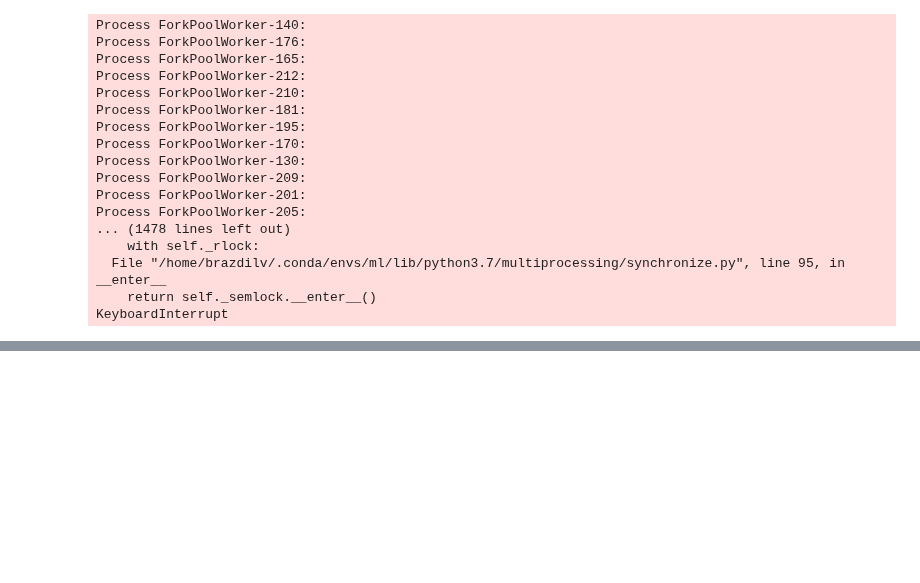
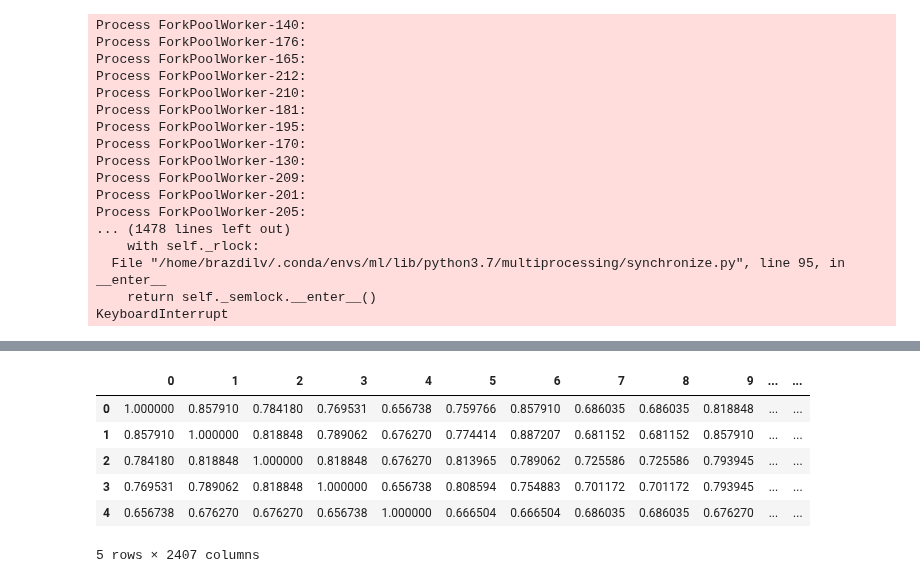
Before and after one commit to kvetab/di-pred, a Jupyter notebook: notebooks/experiments/data_split.ipynb, the cells around one changed output, grey strips where cells are left out. Cells and saved outputs as stored; diff of their text form; code cells hidden in the pictures; blank space fills up the shorter version.

```diff
--- a/notebooks/experiments/data_split.ipynb
+++ b/notebooks/experiments/data_split.ipynb
@@ -158,0 +384,27 @@ def cluster_sequences(dist_matrix, sequences):
+# %%
+def anarci_similarity_matrix(anarci_df):
+    pos_columns = [col for col in anarci_df.columns if col[0].isnumeric()]
+    positions = anarci_df[pos_columns]
+    tasks = [(row, positions) for i, row in positions.iterrows()]
+    rows = tqdm(map(identity_task, tasks), total=len(tasks), position=0, leave=True)
+    matrix = pd.DataFrame(rows)
+    matrix.index = matrix.columns
+    return matrix
+
+def identity_task(task):
+    seq, seqs = task
+    return seqs.apply(all_position_identity, seq2=seq, axis=1).astype(np.float16)
+
+def all_position_identity(seq1, seq2):
+    return (seq1 == seq2).mean()
+# %%
+heavy_similarity = anarci_similarity_matrix(heavy_df)
+heavy_similarity.head()
+# %% [output]
+|  | 0 | 1 | 2 | 3 | 4 | 5 | 6 | 7 | 8 | 9 | ... | ... |
+| 0 | 1.000000 | 0.857910 | 0.784180 | 0.769531 | 0.656738 | 0.759766 | 0.857910 | 0.686035 | 0.686035 | 0.818848 | ... | ... |
+| 1 | 0.857910 | 1.000000 | 0.818848 | 0.789062 | 0.676270 | 0.774414 | 0.887207 | 0.681152 | 0.681152 | 0.857910 | ... | ... |
+| 2 | 0.784180 | 0.818848 | 1.000000 | 0.818848 | 0.676270 | 0.813965 | 0.789062 | 0.725586 | 0.725586 | 0.793945 | ... | ... |
+| 3 | 0.769531 | 0.789062 | 0.818848 | 1.000000 | 0.656738 | 0.808594 | 0.754883 | 0.701172 | 0.701172 | 0.793945 | ... | ... |
+| 4 | 0.656738 | 0.676270 | 0.676270 | 0.656738 | 1.000000 | 0.666504 | 0.666504 | 0.686035 | 0.686035 | 0.676270 | ... | ... |
+5 rows × 2407 columns
```
Also changed, not shown: parts of 58 cells of this notebook, 2 other files.
